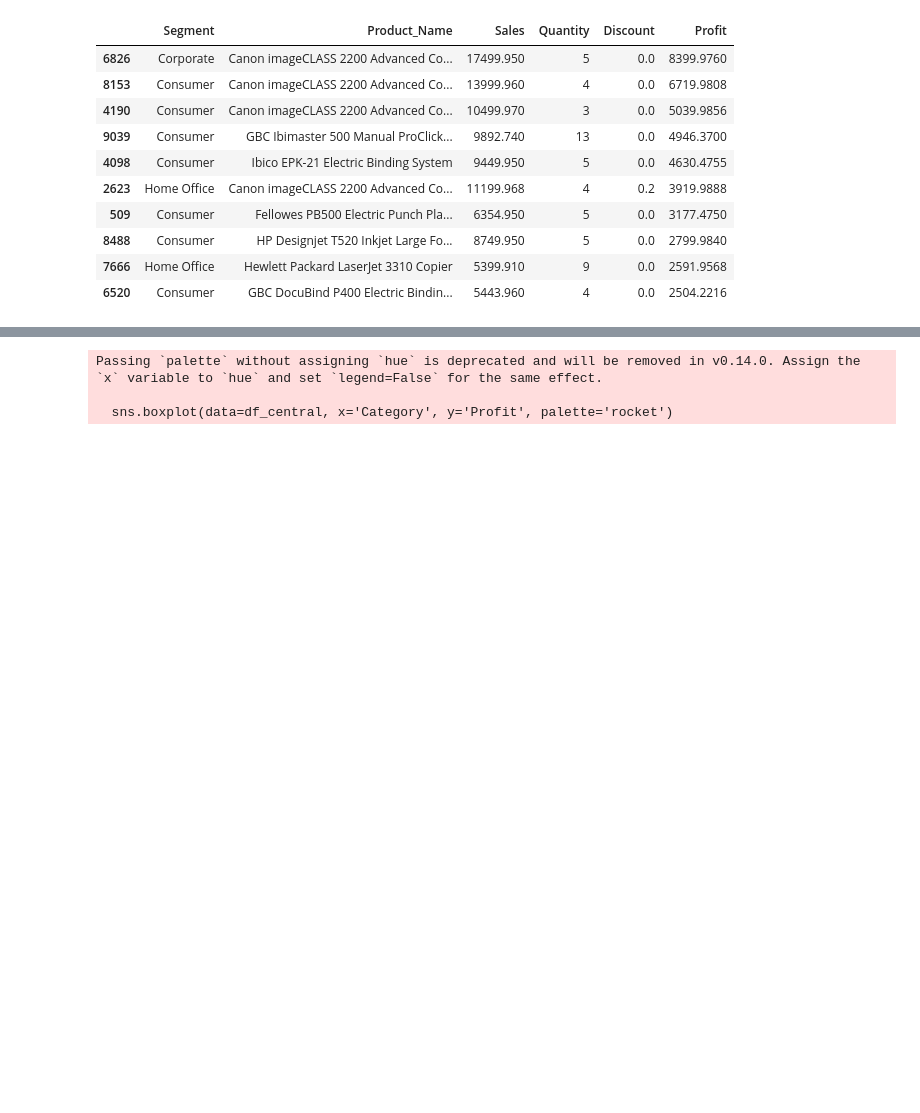
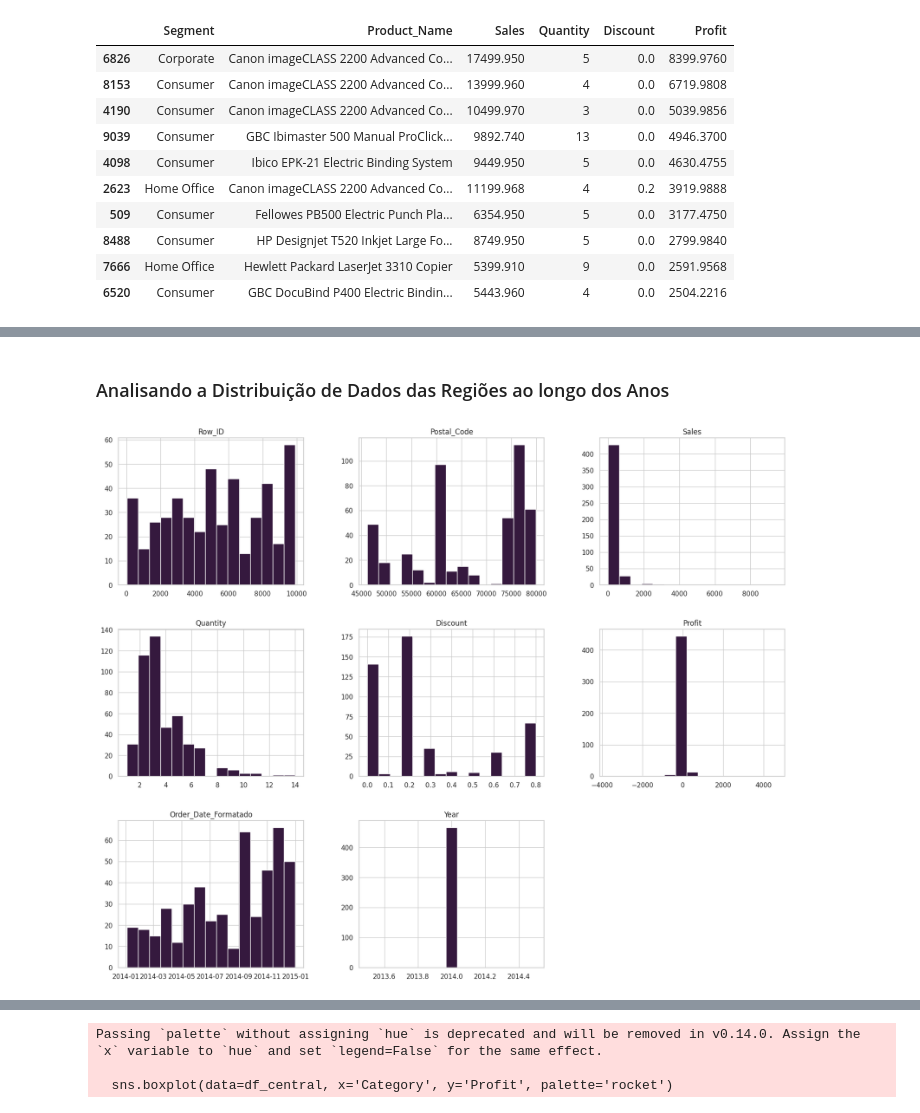
Before and after one commit to Ronaldo-Junior1/analise-dados-supermercado, a Jupyter notebook: Analise_base_supermercadoTeste.ipynb, the cells around one changed output, grey strips where cells are left out. Drawn from its saved outputs; the diff is of its cells as text; code cells hidden in the pictures; blank space fills up the shorter version.

Commit message:
Iniciando Justificativa da Análise das Regiões com baixa Rentabilidade

```diff
--- a/Analise_base_supermercadoTeste.ipynb
+++ b/Analise_base_supermercadoTeste.ipynb
@@ -516,0 +702,6 @@ df_central.hist(bins=15, figsize=(20,16));
+# %% [markdown]
+### Analisando a Distribuição de Dados das Regiões ao longo dos Anos
+# %%
+df[(df['Year'] == 2014) & (df['Region'] == 'Central')].hist(bins=15, figsize=(20,16));
+# %% [output]
+[figure, added]
```
Also changed, not shown: parts of 119 cells of this notebook.
